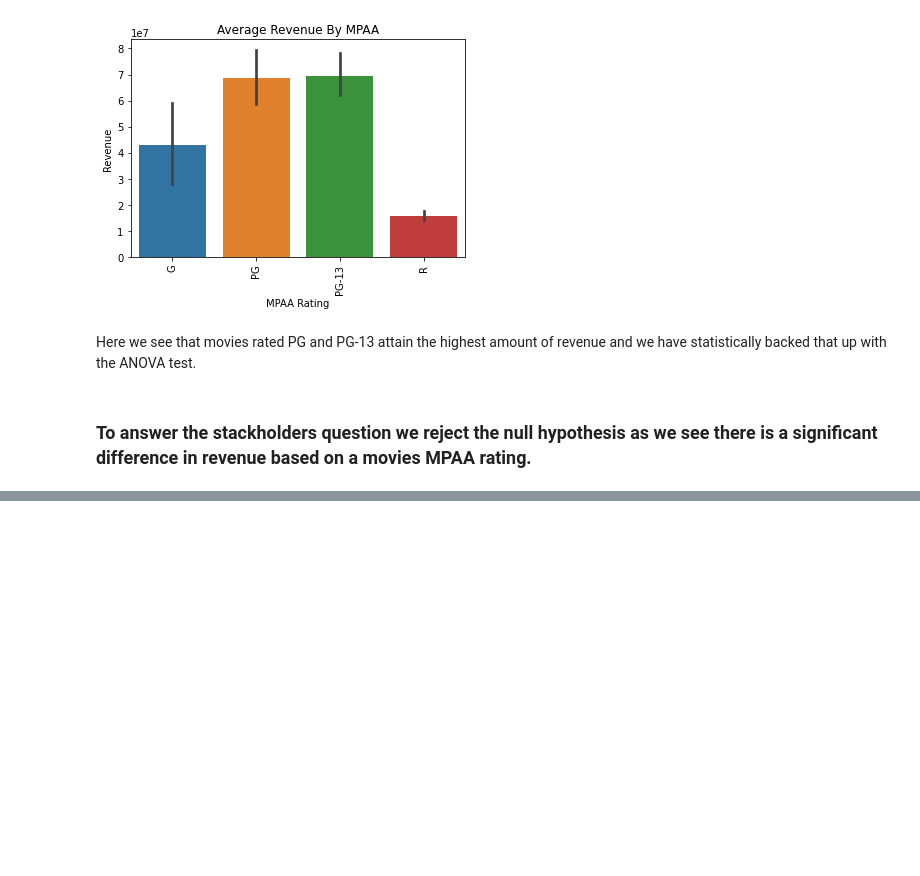
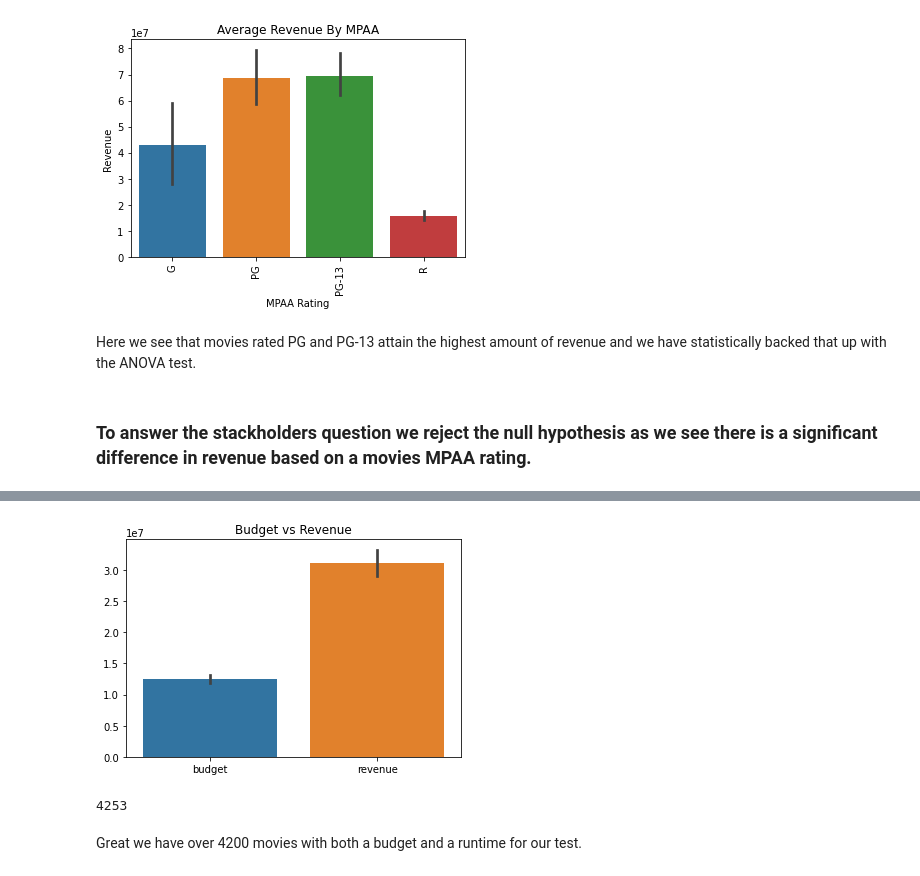
Before and after one commit to fid2445/Project-3-, a Jupyter notebook: Mike Fiddler Project Part 4 Hypothesis Testing.ipynb, the cells around one changed output, grey strips where cells are left out. Saved outputs shown, nothing was run; the diff lists cells and outputs as text; code cells hidden in the pictures; blank space fills up the shorter version.

```diff
--- a/Mike Fiddler Project Part 4 Hypothesis Testing.ipynb
+++ b/Mike Fiddler Project Part 4 Hypothesis Testing.ipynb
@@ -372,0 +374,3 @@ Going to perform the ANOVA test
+# %%
+df = pd.read_csv('Data/df_2002-2014_no_2007.csv.gz', low_memory=False)
+df.head()
@@ -372,0 +384,18 @@ Going to perform the ANOVA test
+# %%
+# remove unwanted columns
+df = df.drop(columns = ['runtime', 'vote_average'])
+# %%
+filter_ = (df['budget']>0) | (df['revenue']>0)
+# %%
+plot_df = df[filter_]
+# %%
+sns.barplot(data=plot_df)
+plt.title('Budget vs Revenue');
+# %% [output]
+[figure, added]
+# %%
+plot_df.value_counts().sum()
+# %% [output]
+4253
+# %% [markdown]
+Great we have over 4200 movies with both a budget and a runtime for our test.
```
Also changed, not shown: parts of 2 cells of this notebook.
